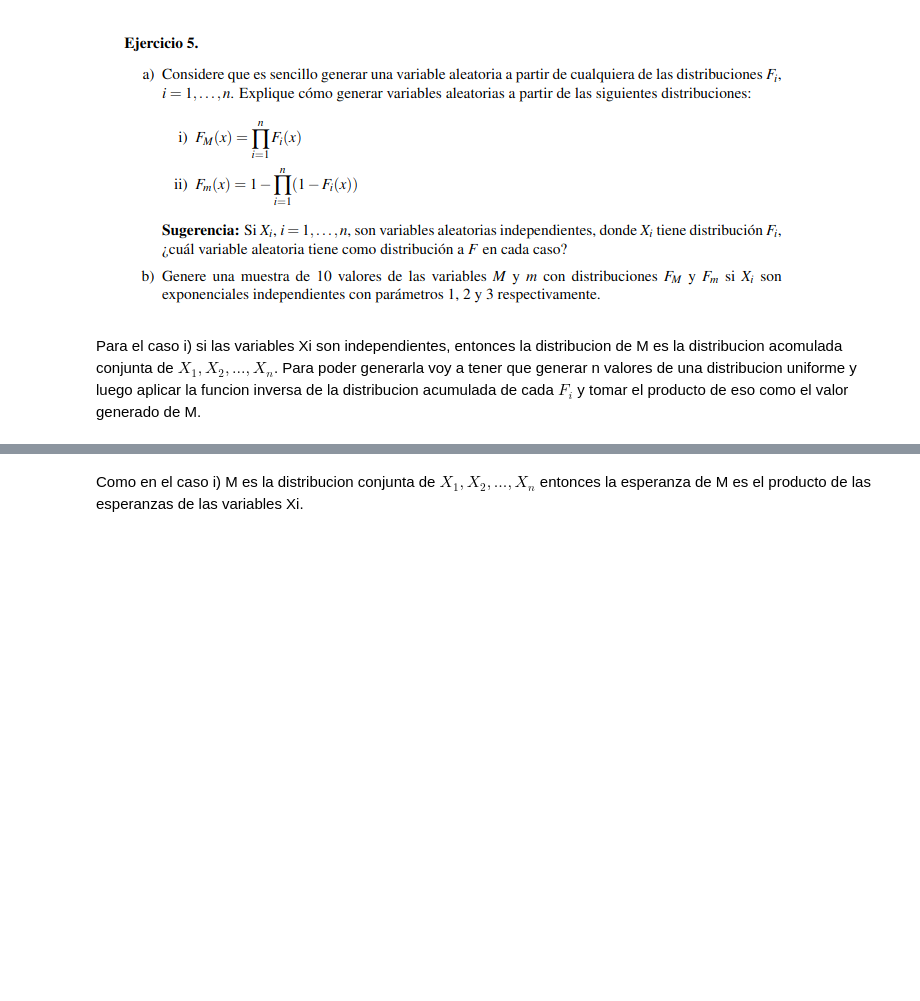
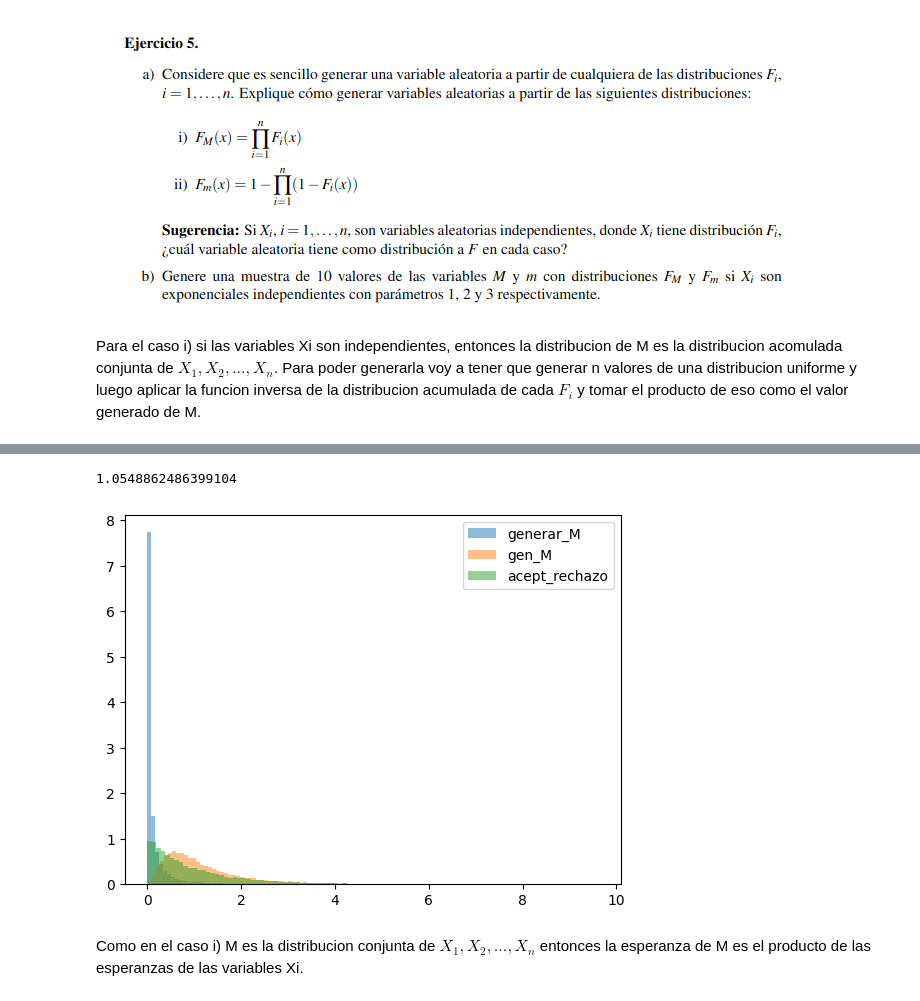
Before and after one commit to AdolfoBanchio/Famaf, a Jupyter notebook: 4to/Modelos y simulacion/Unidad 5-Generar VA continuas/practico5/ejercicio5.ipynb, the cells around one changed output, grey strips where cells are left out. Saved outputs shown, nothing was run; the diff lists cells and outputs as text; code cells hidden in the pictures; blank space fills up the shorter version.

```diff
--- a/4to/Modelos y simulacion/Unidad 5-Generar VA continuas/practico5/ejercicio5.ipynb
+++ b/4to/Modelos y simulacion/Unidad 5-Generar VA continuas/practico5/ejercicio5.ipynb
@@ -53,3 +54,33 @@ for _ in range(10):
+# %%
+def h_x_M(x):
+    return math.e**(-36/-5*x)
+
+def acept_rechazo():
+    while True:
+        x = gen_exponencial(1)
+        u = rd.random()
+        if u <= h_x_M(x):
+            return x
+
+acept_rechazo()
+# %% [output]
+1.0548862486399104
+# %%
+def gen_M_con_max():
+    x=np.array([gen_exponencial(1),gen_exponencial(2),gen_exponencial(3)], dtype=float) #genero las exp
+    return np.max(x)
+
+sim_g1 = [generar_M(fi) for _ in range(10000)]
+sim_g2 = [gen_M() for _ in range(10000)]
+sim_ar = [acept_rechazo() for _ in range(10000)]
+
+plt.hist(sim_g1, bins=100, alpha=0.5, label='generar_M', density=True)
+plt.hist(sim_g2, bins=100, alpha=0.5, label='gen_M', density=True)
+plt.hist(sim_ar, bins=100, alpha=0.5, label='acept_rechazo', density=True)
+plt.legend(loc='upper right')
+plt.show()
+# %% [output]
+[figure, added]
 # %% [markdown]
 Como en el caso i) M es la distribucion conjunta de $X_1, X_2, ..., X_n$ entonces la esperanza de M es el producto de las esperanzas de las variables Xi.
 # %%
```
Also changed, not shown: parts of 2 cells of this notebook, 1 other file.
